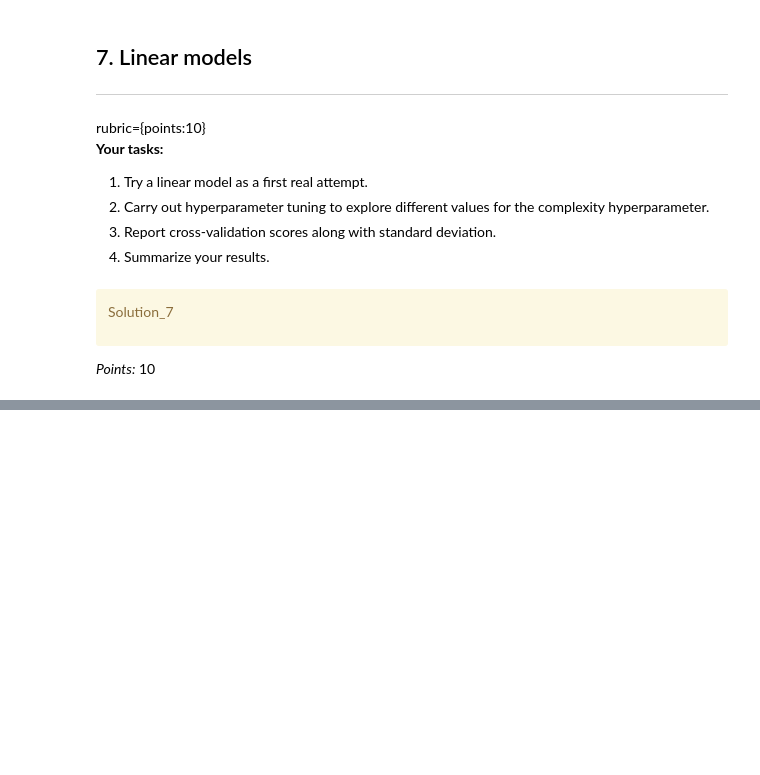
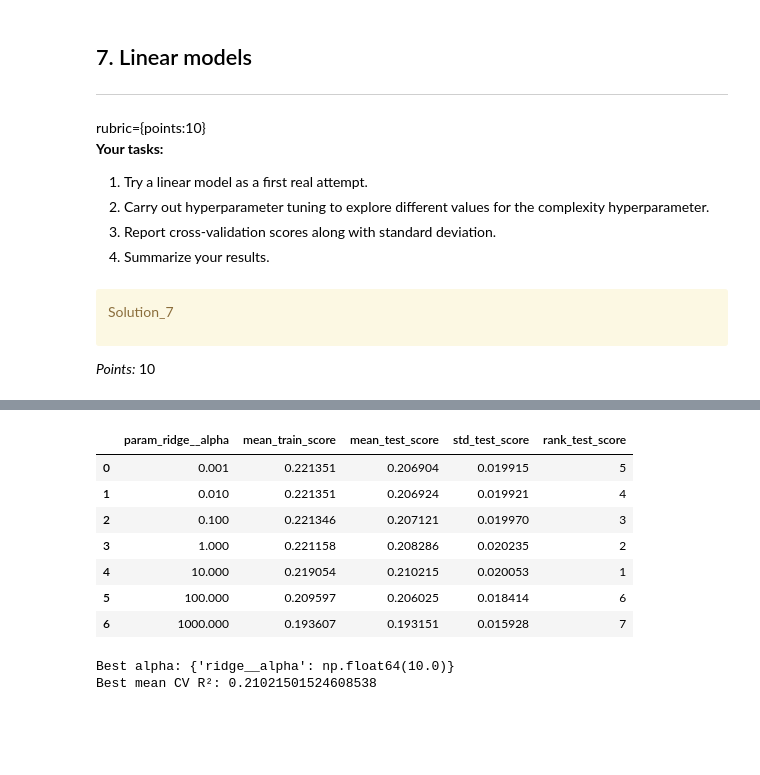
Before and after one commit to ZhaoJohnny/CPSC330-, a Jupyter notebook: assignment5/hw5.ipynb, the cells around one changed output, grey strips where cells are left out. Saved outputs shown, nothing was run; the diff lists cells and outputs as text; code cells hidden in the pictures; blank space fills up the shorter version.

```diff
--- a/assignment5/hw5.ipynb
+++ b/assignment5/hw5.ipynb
@@ -643,0 +645,9 @@ _Type your answer here, replacing this text._
+# %%
+ridge_pipe = make_pipeline(preprocessor, Ridge())
+
+ridge_scores = cross_validate(
+    ridge_pipe, X_train, y_train, cv = 5,
+    scoring=scoring, return_train_score=True
+)
+results["Ridge (alpha=1)"] = pd.DataFrame(ridge_scores).mean()
+pd.DataFrame(results)
@@ -643,0 +664,8 @@ _Type your answer here, replacing this text._
+# %%
+param_grid = {"ridge__alpha": 10.0 ** np.arange(-3, 4)}
+
+grid = GridSearchCV(
+    ridge_pipe, param_grid, cv=5,
+    scoring="r2", return_train_score=True
+)
+grid.fit(X_train, y_train)
@@ -644,3 +690,26 @@ _Type your answer here, replacing this text._
+# %%
+pd.DataFrame(grid.cv_results_)[[
+    "param_ridge__alpha",
+    "mean_train_score",
+    "mean_test_score",
+    "std_test_score",
+    "rank_test_score",
+]]
+# %% [output]
+|  | param_ridge__alpha | mean_train_score | mean_test_score | std_test_score | rank_test_score |
+| 0 | 0.001 | 0.221351 | 0.206904 | 0.019915 | 5 |
+| 1 | 0.010 | 0.221351 | 0.206924 | 0.019921 | 4 |
+| 2 | 0.100 | 0.221346 | 0.207121 | 0.019970 | 3 |
+| 3 | 1.000 | 0.221158 | 0.208286 | 0.020235 | 2 |
+| 4 | 10.000 | 0.219054 | 0.210215 | 0.020053 | 1 |
+| 5 | 100.000 | 0.209597 | 0.206025 | 0.018414 | 6 |
+| 6 | 1000.000 | 0.193607 | 0.193151 | 0.015928 | 7 |
+# %%
+print("Best alpha:", grid.best_params_)
+print("Best mean CV R²:", grid.best_score_)
+# %% [output]
+Best alpha: {'ridge__alpha': np.float64(10.0)}
+Best mean CV R²: 0.21021501524608538
 # %% [markdown]
 <!-- END QUESTION -->
 
```
Also changed, not shown: parts of 38 cells of this notebook, 1 other file.
